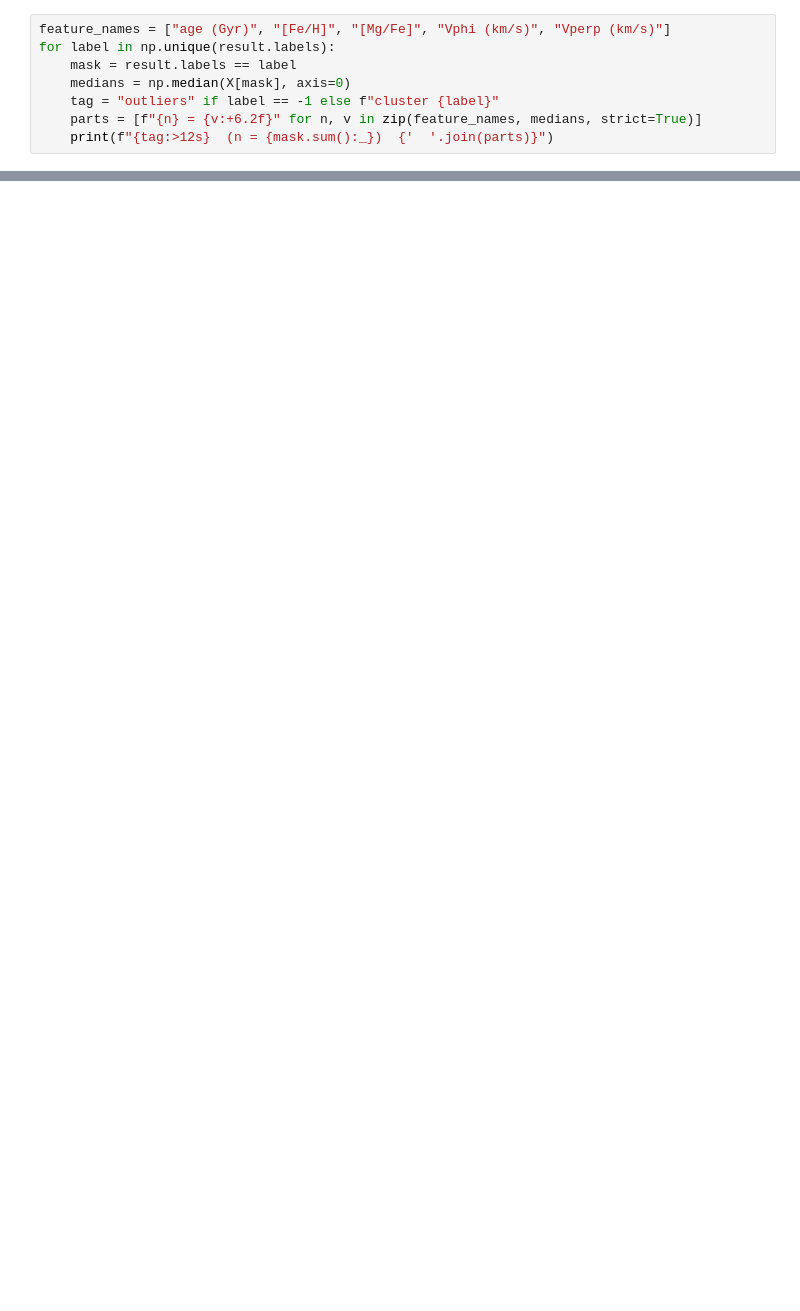
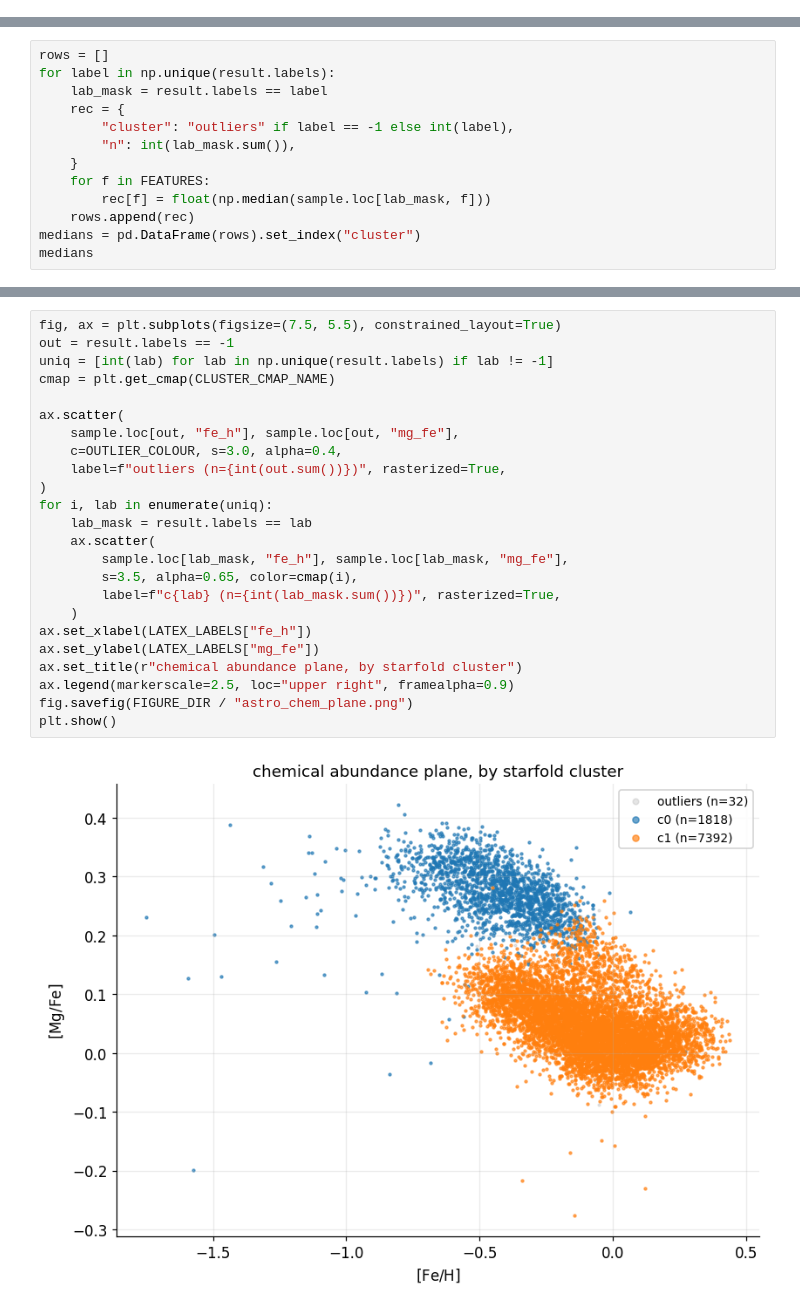
Before and after one commit to AndreasWNeitzel/Starfold, a Jupyter notebook: docs/tutorial_02_astronomy_example.ipynb, the cells around one changed output, grey strips where cells are left out. Cells and saved outputs as stored; diff of their text form; blank space fills up the shorter version.

```diff
--- a/docs/tutorial_02_astronomy_example.ipynb
+++ b/docs/tutorial_02_astronomy_example.ipynb
@@ -162,8 +250,0 @@ decomposition.
-# %%
-feature_names = ["age (Gyr)", "[Fe/H]", "[Mg/Fe]", "Vphi (km/s)", "Vperp (km/s)"]
-for label in np.unique(result.labels):
-    mask = result.labels == label
-    medians = np.median(X[mask], axis=0)
-    tag = "outliers" if label == -1 else f"cluster {label}"
-    parts = [f"{n} = {v:+6.2f}" for n, v in zip(feature_names, medians, strict=True)]
-    print(f"{tag:>12s}  (n = {mask.sum():_})  {'  '.join(parts)}")
@@ -180,0 +301,13 @@ for label in np.unique(result.labels):
+# %%
+rows = []
+for label in np.unique(result.labels):
+    lab_mask = result.labels == label
+    rec = {
+        "cluster": "outliers" if label == -1 else int(label),
+        "n": int(lab_mask.sum()),
+    }
+    for f in FEATURES:
+        rec[f] = float(np.median(sample.loc[lab_mask, f]))
+    rows.append(rec)
+medians = pd.DataFrame(rows).set_index("cluster")
+medians
@@ -180,0 +327,26 @@ for label in np.unique(result.labels):
+# %%
+fig, ax = plt.subplots(figsize=(7.5, 5.5), constrained_layout=True)
+out = result.labels == -1
+uniq = [int(lab) for lab in np.unique(result.labels) if lab != -1]
+cmap = plt.get_cmap(CLUSTER_CMAP_NAME)
+
+ax.scatter(
+    sample.loc[out, "fe_h"], sample.loc[out, "mg_fe"],
+    c=OUTLIER_COLOUR, s=3.0, alpha=0.4,
+    label=f"outliers (n={int(out.sum())})", rasterized=True,
+)
+for i, lab in enumerate(uniq):
+    lab_mask = result.labels == lab
+    ax.scatter(
+        sample.loc[lab_mask, "fe_h"], sample.loc[lab_mask, "mg_fe"],
+        s=3.5, alpha=0.65, color=cmap(i),
+        label=f"c{lab} (n={int(lab_mask.sum())})", rasterized=True,
+    )
+ax.set_xlabel(LATEX_LABELS["fe_h"])
+ax.set_ylabel(LATEX_LABELS["mg_fe"])
+ax.set_title(r"chemical abundance plane, by starfold cluster")
+ax.legend(markerscale=2.5, loc="upper right", framealpha=0.9)
+fig.savefig(FIGURE_DIR / "astro_chem_plane.png")
+plt.show()
+# %% [output]
+[figure, added]
```
Also changed, not shown: parts of 30 cells of this notebook, 13 other files.
